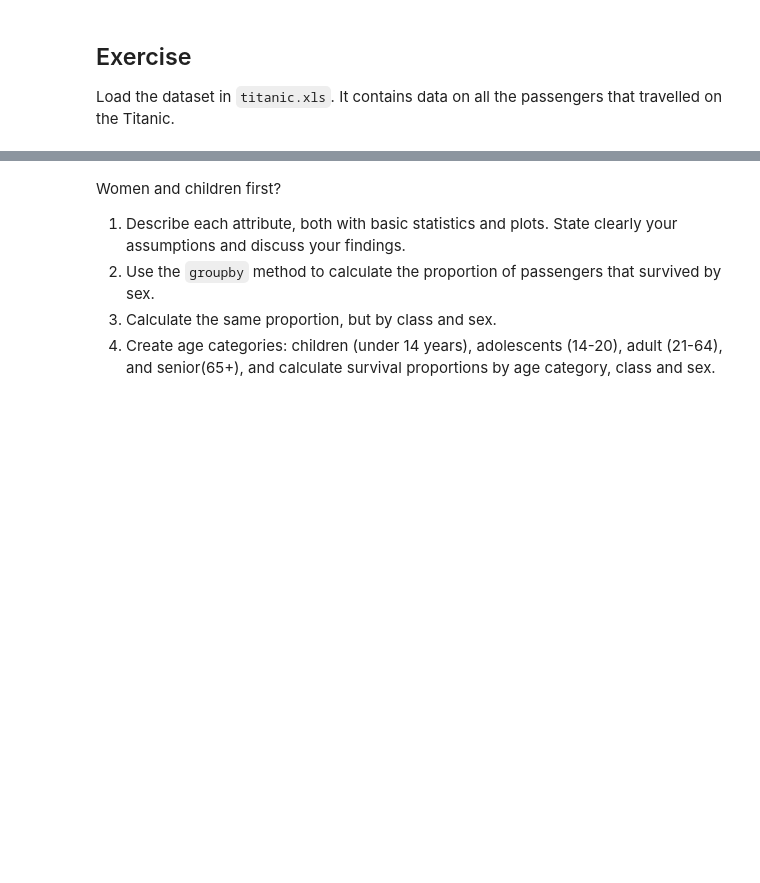
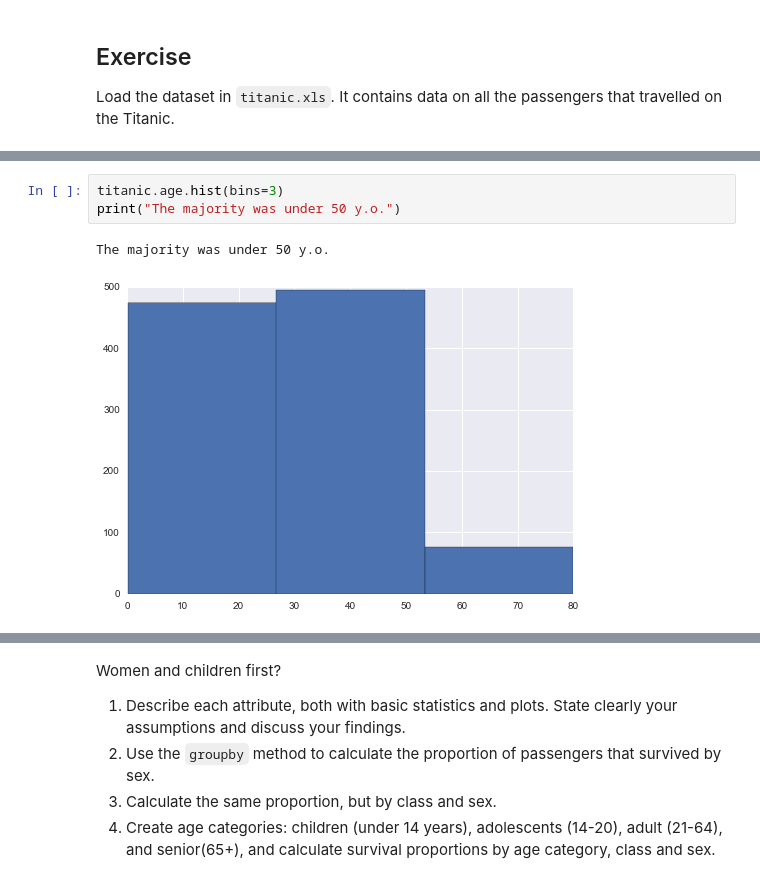
Before and after one commit to daniel-guggenheim/ada-homeworks, a Jupyter notebook: Data Wrangling with Pandas.ipynb, the cells around one changed output, grey strips where cells are left out. Drawn from its saved outputs; the diff is of its cells as text; blank space fills up the shorter version.

```diff
--- a/Data Wrangling with Pandas.ipynb
+++ b/Data Wrangling with Pandas.ipynb
@@ -626,0 +1720,6 @@ HTML(filename='Data/titanic.html')
+# %%
+titanic.age.hist(bins=3)
+print("The majority was under 50 y.o.")
+# %% [output]
+The majority was under 50 y.o.
+[figure, added]
```
Also changed, not shown: parts of 130 cells of this notebook.
